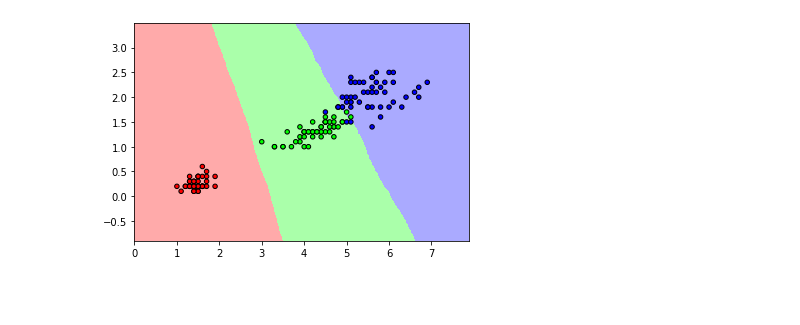
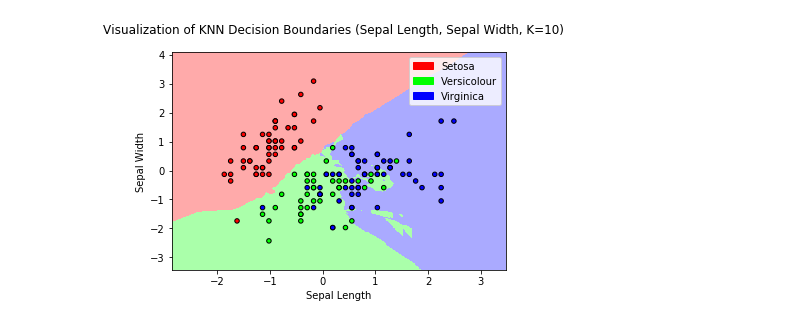
Before and after one commit to ycheng14799/MLProgrammingAssignmentWeek3, a Jupyter notebook: IrisKNearestNeighbors.ipynb, the cells around one changed output. Drawn from its saved outputs; the diff is of its cells as text; code cells hidden in the pictures; blank space fills up the shorter version.

```diff
--- a/IrisKNearestNeighbors.ipynb
+++ b/IrisKNearestNeighbors.ipynb
@@ -10,15 +14,6 @@ from matplotlib.colors import ListedColormap
 iris = datasets.load_iris()
 # Inputs
 X = iris.data
-Y = iris.target
-# Labels:
-# 0: Setosa
-# 1: Versicolor
-# 2: Virginica
-# Features:
-# Sepal length, Sepal width, Petal length, Petal width
+y = iris.target
+# Scale inputs
+scaledX = scale(X)
-# %%
-# Fit KNN model with first two features
-numNeighs = 2
-clf = neighbors.KNeighborsClassifier(numNeighs)
-clf.fit(X, Y)
@@ -63,32 +123,55 @@ plt.scatter(X2D[:,0], X2D[:,1], c=Y, cmap=cmap_bold,\
 # %%
-# Decision boundaries of classification
-# based on sepal/petal characteristics only
-X2 = X[:,2:4]
-numNeighs = 50
-clf = neighbors.KNeighborsClassifier(numNeighs)
-clf.fit(X2,Y) # Fit KNN model
+# Alternative visualization
+# Decision boundaries for a KNN model fit using a subset of 2 features
+# Select K=10
+def plotDecisionBoundary2Features(f1,f2,xLabel,yLabel):
+    X2F = scaledX[:,(f1,f2)]
+    NNBasic = neighbors.KNeighborsClassifier(n_neighbors=10)
+    NNBasic.fit(X2F, y)
 
-# Define plot range
-plotXMin, plotXMax, plotYMin, plotYMax =\
-    X2[:,0].min() - 1,\
-    X2[:,0].max() + 1,\
-    X2[:,1].min() - 1,\
-    X2[:,1].max() + 1
-# Define plot step-size
-step = 0.01
-plotXs, plotYs = np.meshgrid(np.arange(plotXMin, plotXMax, step),\
-                            np.arange(plotYMin, plotYMax, step))
-# Transform back to original space
-# For predictions
-predictions = clf.predict(np.c_[plotXs.ravel(), plotYs.ravel()])
-predictions = predictions.reshape(plotXs.shape)
-# Define color maps for plot
-cmap_light = ListedColormap(['#FFAAAA', '#AAFFAA', '#AAAAFF'])
-cmap_bold = ListedColormap(['#FF0000', '#00FF00', '#0000FF'])
-# Plot decision boundaries
-plt.figure()
-plt.pcolormesh(plotXs, plotYs, predictions, cmap=cmap_light)
-# Plot training points
-plt.scatter(X2[:,0], X2[:,1], c=Y, cmap=cmap_bold,\
-            edgecolor='k', s=20)
+    # Define plot range
+    plotXMin, plotXMax, plotYMin, plotYMax =\
+        X2F[:,0].min() - 1,\
+        X2F[:,0].max() + 1,\
+        X2F[:,1].min() - 1,\
+        X2F[:,1].max() + 1
+
+    # Define plot step-size
+    step = 0.01
+    plotXs, plotYs = np.meshgrid(np.arange(plotXMin, plotXMax, step),\
+                                np.arange(plotYMin, plotYMax, step))
+
+    # Transform back to original space
+    predictions = NNBasic.predict(np.c_[plotXs.ravel(), plotYs.ravel()])
+    # Perform predictions in original 4D feature space
+    predictions = predictions.reshape(plotXs.shape)
+
+    # Define color maps for plot
+    cmap_light = ListedColormap(['#FFAAAA', '#AAFFAA', '#AAAAFF'])
+    cmap_bold = ListedColormap(['#FF0000', '#00FF00', '#0000FF'])
+
+    # Plot decision boundaries
+    plt.figure()
+    plt.pcolormesh(plotXs, plotYs, predictions, cmap=cmap_light)
+
+    # Plot training points
+    plt.scatter(X2F[:,0], X2F[:,1], c=Y, cmap=cmap_bold,\
+                edgecolor='k', s=20)
+    plt.xlabel(xLabel)
+    plt.ylabel(yLabel)
+    plt.suptitle("Visualization of KNN Decision Boundaries (" + xLabel + ", " + yLabel +", K=10)")
+    labels = ['Setosa', 'Versicolour', 'Virginica']
+    legendElements = [\
+        Patch(facecolor='#FF0000', edgecolor='#FF0000',\
+             label=labels[0]),\
+        Patch(facecolor='#00FF00', edgecolor='#00FF00',\
+             label=labels[1]),\
+        Patch(facecolor='#0000FF', edgecolor='#0000FF',\
+             label=labels[2]),\
+    ]
+    plt.legend(handles=legendElements)
+fNames = ["Sepal Length", "Sepal Width", "Petal Length", "Petal Width"]
+for i in range(0,3):
+    for j in range(i+1,4):
+        plotDecisionBoundary2Features(i,j,fNames[i], fNames[j])
 # %% [output]
@@ -96 +178 @@ plt.scatter(X2[:,0], X2[:,1], c=Y, cmap=cmap_bold,\
-[figure, old version]
+[figure, new version]
```
Also changed, not shown: parts of 11 cells of this notebook, 15 other files.
